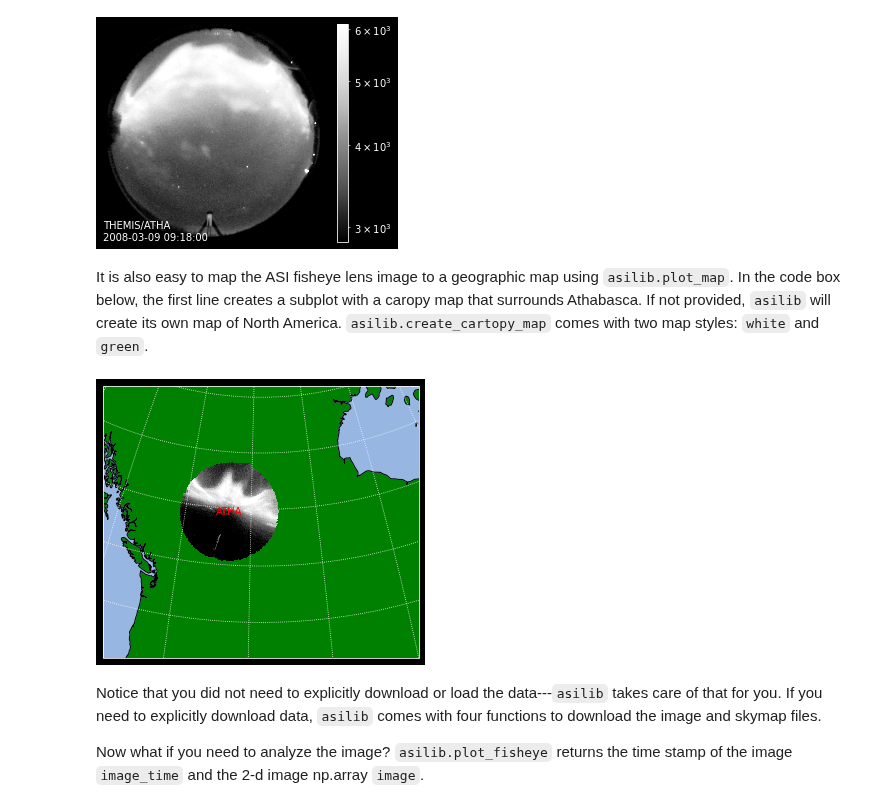
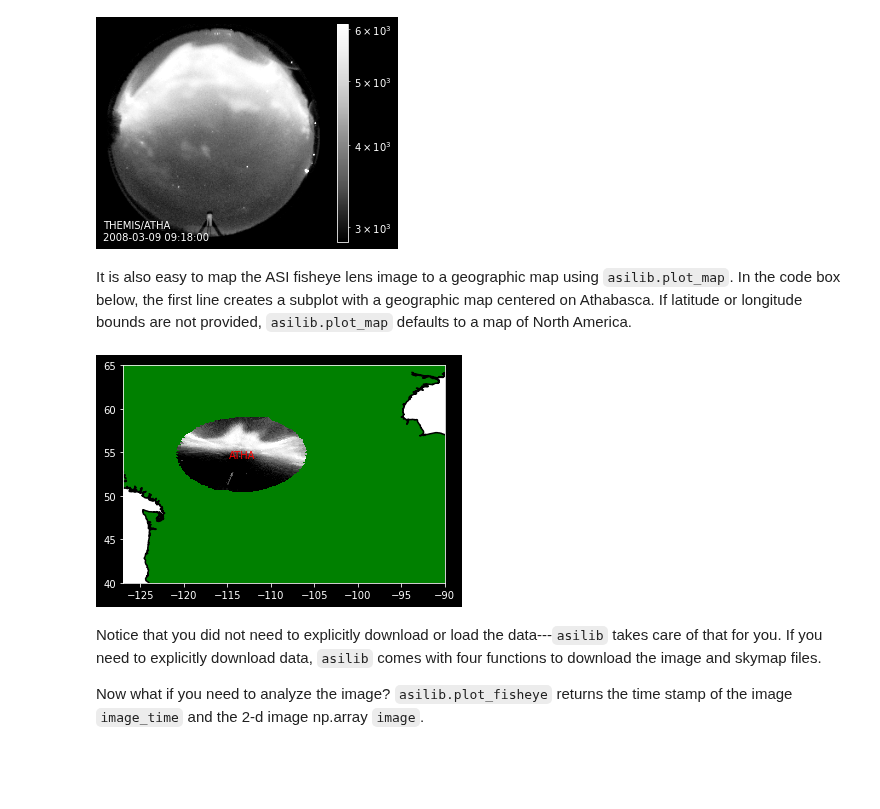
Before and after one commit to mshumko/asilib, a Jupyter notebook: docs/tutorial.ipynb, the cells around one changed output. Cells and saved outputs as stored; diff of their text form; code cells hidden in the pictures; blank space fills up the shorter version.

Commit message:
Finished removing all remnants of cartopy.

```diff
--- a/docs/tutorial.ipynb
+++ b/docs/tutorial.ipynb
@@ -51,14 +51,14 @@ ax.axis('off');
 # %% [output]
 [figure]
 # %% [markdown]
-It is also easy to map the ASI fisheye lens image to a geographic map using `asilib.plot_map`. In the code box below, the first line creates a subplot with a caropy map that surrounds Athabasca. If not provided, `asilib` will create its own map of North America. `asilib.create_cartopy_map` comes with two map styles: `white` and `green`.
+It is also easy to map the ASI fisheye lens image to a geographic map using `asilib.plot_map`. In the code box below, the first line creates a subplot with a geographic map centered on Athabasca. If latitude or longitude bounds are not provided, `asilib.plot_map` defaults to a map of North America.
 # %%
-ax = asilib.create_cartopy_map(map_style='green', lon_bounds=(-127, -90), lat_bounds=(40, 65))
+ax = asilib.make_map(lon_bounds=(-127, -90), lat_bounds=(40, 65))
 
 map_alt_km = 110
 asilib.plot_map(asi_array_code, location_code, time, map_alt_km, ax=ax);
 # %% [output]
-[figure, old version]
+[figure, new version]
 # %% [markdown]
 Notice that you did not need to explicitly download or load the data---`asilib` takes care of that for you. If you need to explicitly download data, `asilib` comes with four functions to download the image and skymap files.
 
```
Also changed, not shown: parts of 11 cells of this notebook, 8 other files.
